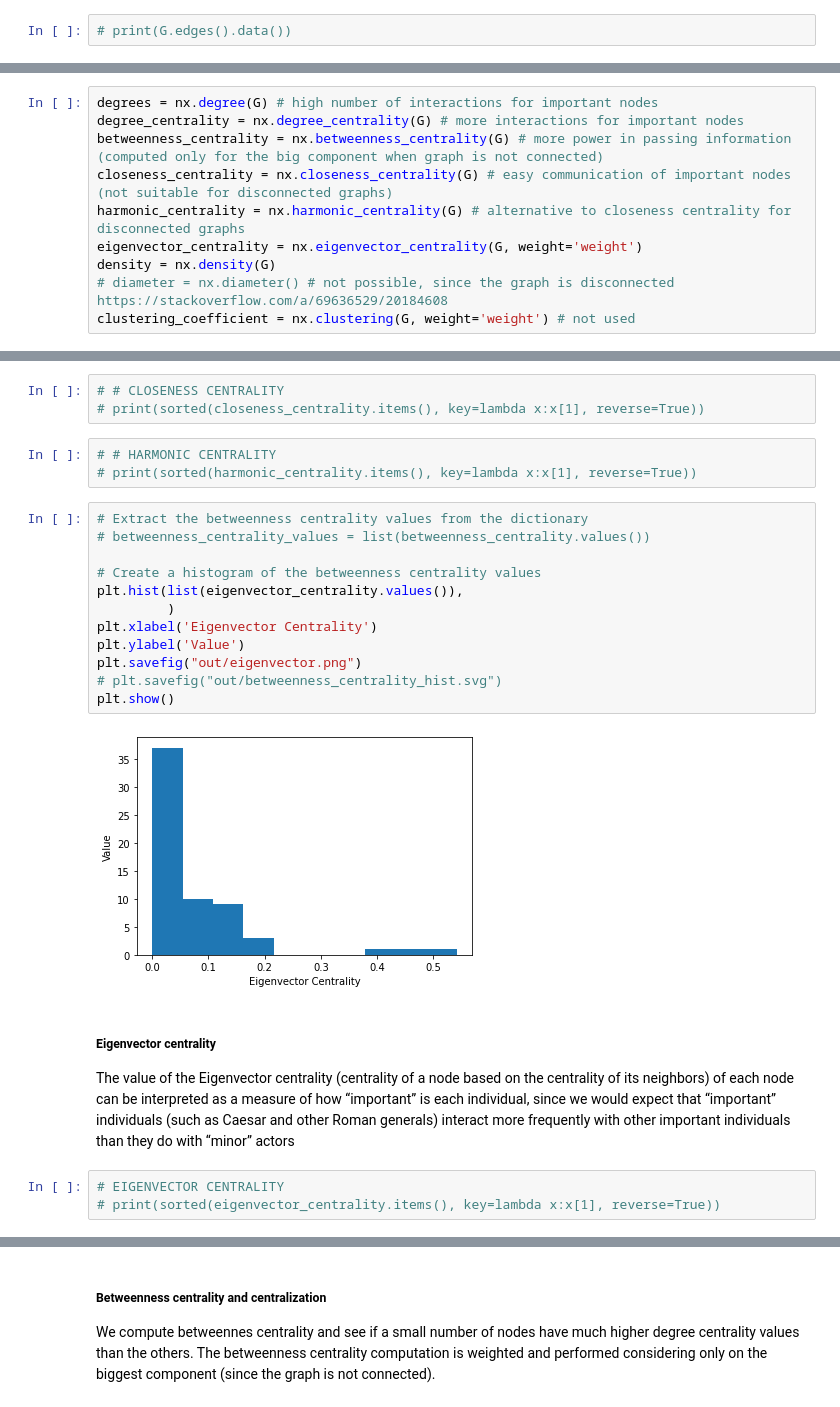
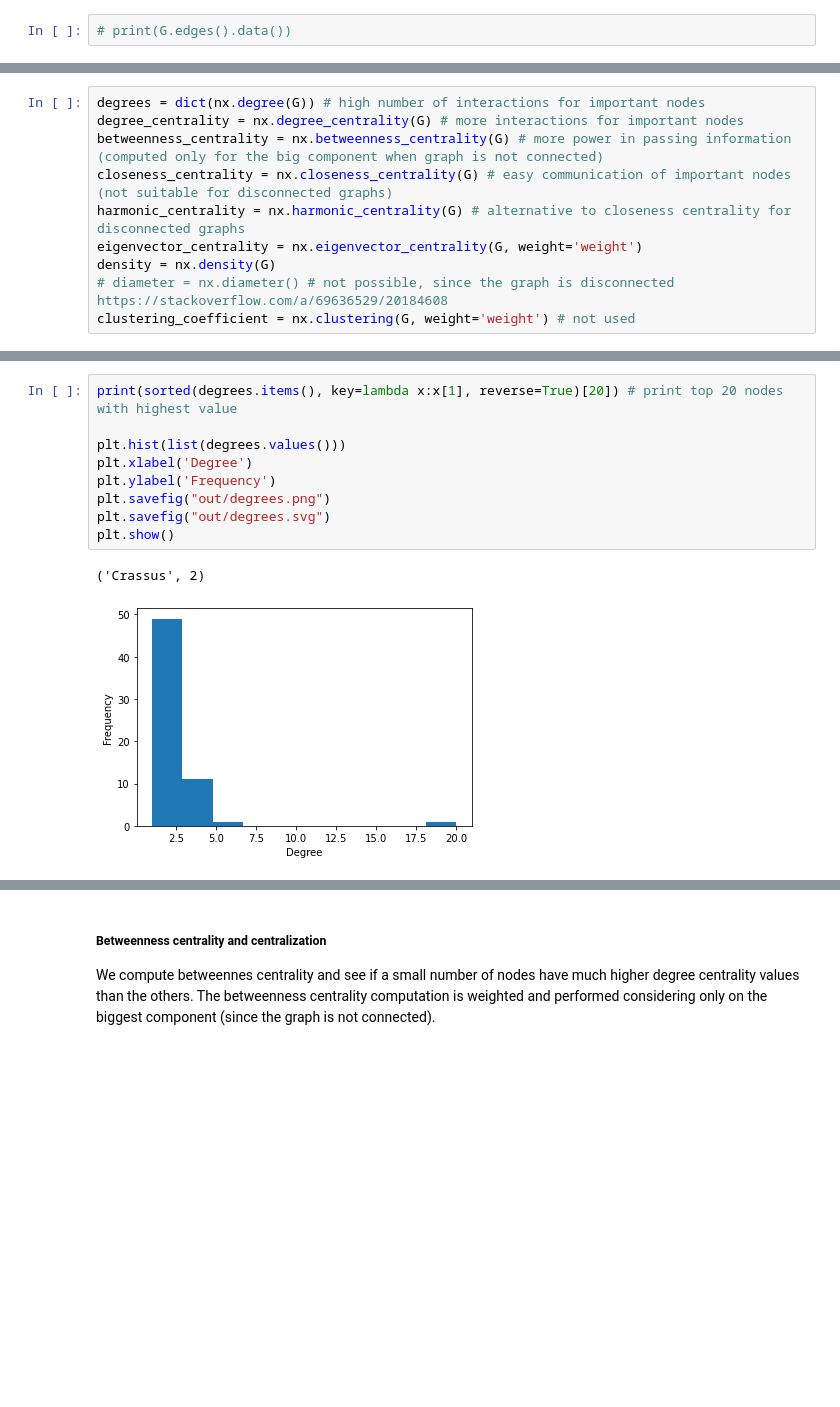
Before and after one commit to eliarizzetto/bg_net, a Jupyter notebook: caesar_net/BG_net.ipynb, the cells around one changed output, grey strips where cells are left out. Saved outputs shown, nothing was run; the diff lists cells and outputs as text; blank space fills up the shorter version.

```diff
--- a/caesar_net/BG_net.ipynb
+++ b/caesar_net/BG_net.ipynb
@@ -350,5 +123,5 @@ dict(nx.degree(G))
 # %%
-degrees = nx.degree(G) # high number of interactions for important nodes
+degrees = dict(nx.degree(G)) # high number of interactions for important nodes
 degree_centrality = nx.degree_centrality(G) # more interactions for important nodes
 betweenness_centrality = nx.betweenness_centrality(G) # more power in passing information (computed only for the big component when graph is not connected)
 closeness_centrality = nx.closeness_centrality(G) # easy communication of important nodes (not suitable for disconnected graphs)
@@ -366,26 +133,12 @@ clustering_coefficient = nx.clustering(G, weight='weight') # not used
-# %%
-# # CLOSENESS CENTRALITY
-# print(sorted(closeness_centrality.items(), key=lambda x:x[1], reverse=True))
-# %%
-# # HARMONIC CENTRALITY
-# print(sorted(harmonic_centrality.items(), key=lambda x:x[1], reverse=True))
-# %%
-# Extract the betweenness centrality values from the dictionary
-# betweenness_centrality_values = list(betweenness_centrality.values())
-
-# Create a histogram of the betweenness centrality values
-plt.hist(list(eigenvector_centrality.values()),
-         )
-plt.xlabel('Eigenvector Centrality')
-plt.ylabel('Value')
-plt.savefig("out/eigenvector.png")
-# plt.savefig("out/betweenness_centrality_hist.svg")
-plt.show()
-# %% [output]
-[figure, removed]
-# %% [markdown]
-##### Eigenvector centrality
-The value of the Eigenvector centrality (centrality of a node based on the centrality of its neighbors) of each node can be interpreted as a measure of how “important” is each individual, since we would expect that “important” individuals (such as Caesar and other Roman generals) interact more frequently with other important individuals than they do with “minor” actors
-# %%
-# EIGENVECTOR CENTRALITY
-# print(sorted(eigenvector_centrality.items(), key=lambda x:x[1], reverse=True))
+# %%
+print(sorted(degrees.items(), key=lambda x:x[1], reverse=True)[20]) # print top 20 nodes with highest value
+
+plt.hist(list(degrees.values()))
+plt.xlabel('Degree')
+plt.ylabel('Frequency')
+plt.savefig("out/degrees.png")
+plt.savefig("out/degrees.svg")
+plt.show()
+# %% [output]
+('Crassus', 2)
+[figure, added]
```
Also changed, not shown: parts of 47 cells of this notebook, 43 other files.
